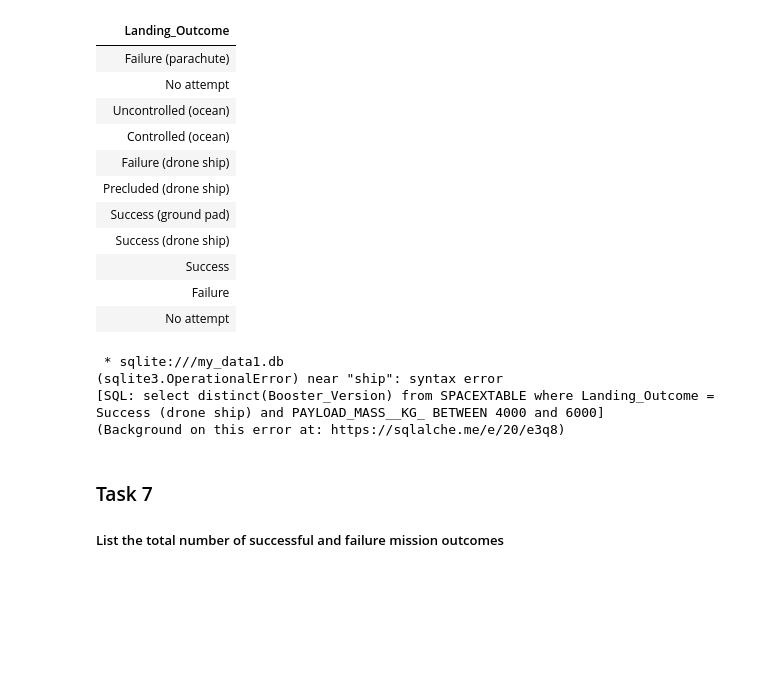
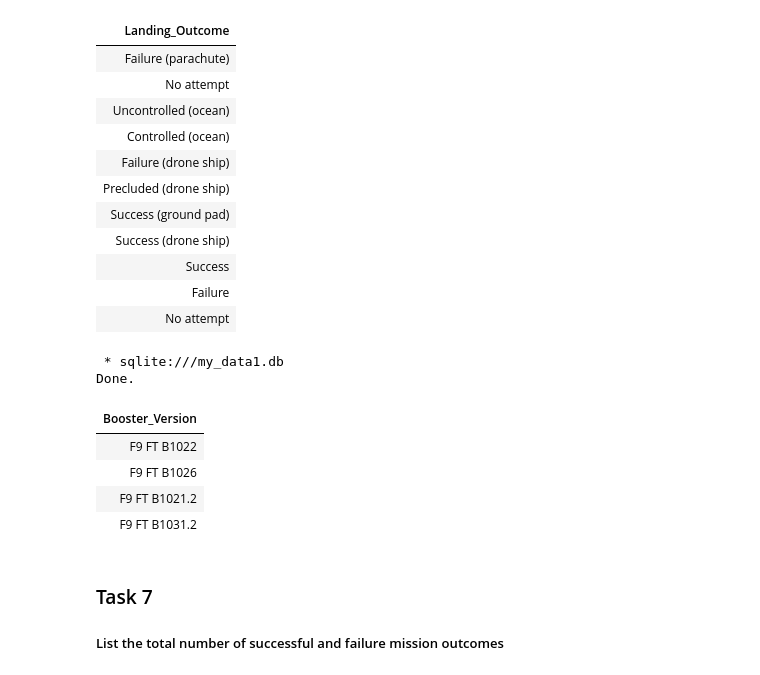
Before and after one commit to mutekiaji/IBM_DataScience, a Jupyter notebook: jupyter-labs-eda-sql-coursera_sqllite.ipynb, the cells around one changed output. Drawn from its saved outputs; the diff is of its cells as text; code cells hidden in the pictures; blank space fills up the shorter version.

```diff
--- a/jupyter-labs-eda-sql-coursera_sqllite.ipynb
+++ b/jupyter-labs-eda-sql-coursera_sqllite.ipynb
@@ -188,12 +206,18 @@ Done.
 | Failure |
 | No attempt |
 # %%
-%sql select distinct("Booster_Version") from SPACEXTABLE where "Landing_Outcome" = "Success (drone ship)" and "PAYLOAD_MASS__KG_" BETWEEN 4000 and 6000
+%%sql
+select distinct("Booster_Version") from SPACEXTABLE
+where "Landing_Outcome" = 'Success (drone ship)'
+and (PAYLOAD_MASS__KG_ BETWEEN 4000 and 6000)
 # %% [output]
  * sqlite:///my_data1.db
-(sqlite3.OperationalError) near "ship": syntax error
-[SQL: select distinct(Booster_Version) from SPACEXTABLE where Landing_Outcome = Success (drone ship) and PAYLOAD_MASS__KG_ BETWEEN 4000 and 6000]
-(Background on this error at: https://sqlalche.me/e/20/e3q8)
+Done.
+| Booster_Version |
+| F9 FT B1022 |
+| F9 FT B1026 |
+| F9 FT B1021.2 |
+| F9 FT B1031.2 |
 # %% [markdown]
 ### Task 7
 
```
Also changed, not shown: parts of 9 cells of this notebook.
